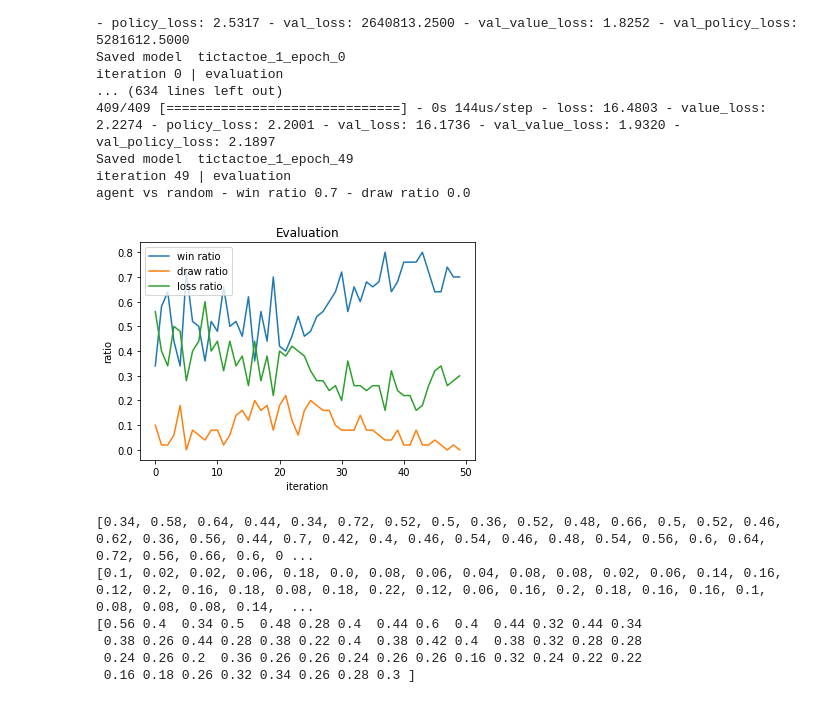
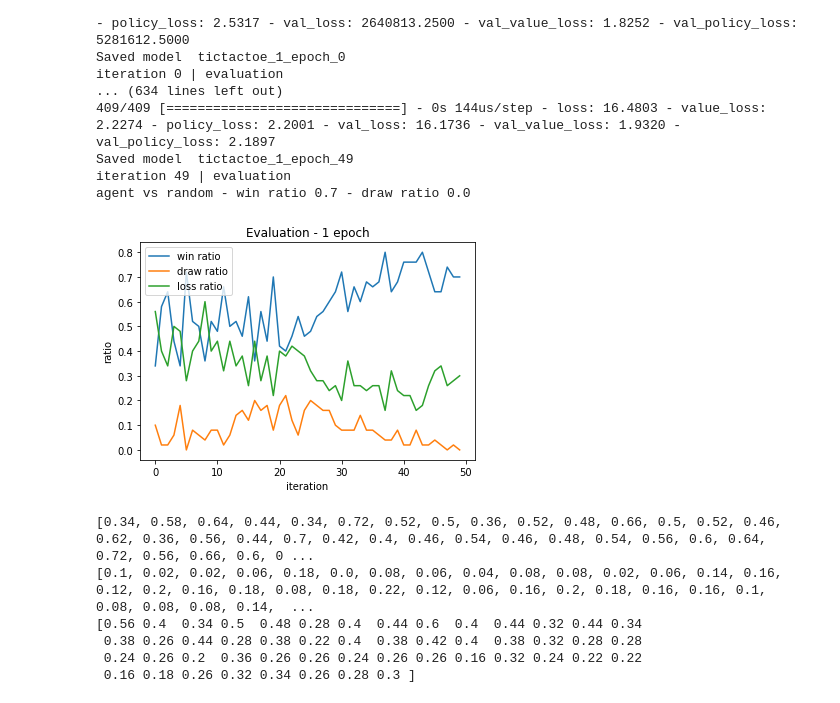
Before and after one commit to y4nnic/AlphaZero_for_small_board_games, a Jupyter notebook: experiment_epochs.ipynb, the cells around one changed output. Cells and saved outputs as stored; diff of their text form; code cells hidden in the pictures.

```diff
--- a/experiment_epochs.ipynb
+++ b/experiment_epochs.ipynb
@@ -70,24 +70,24 @@ agent vs random - win ratio 0.7 - draw ratio 0.0
 # %%
 fig = plt.figure()
 
-plt.title("Evaluation")
+plt.title("Evaluation - 1 epoch")
 
 plt.xlabel("iteration")
 plt.ylabel("ratio")
 
 x = np.arange(50)
 losses_1 = np.ones(50) - wins_1 - draws_1
 # no_loss = np.zeros(50) + wins +draws
 
 plt.plot(x, wins_1, label="win ratio")
 plt.plot(x, draws_1, label="draw ratio")
 #plt.plot(x, no_loss, label="no loss ratio")
 plt.plot(x, losses_1, label="loss ratio")
 
 plt.legend(loc=2)
 plt.show()
 # %% [output]
-[figure, old version]
+[figure, new version]
 # %%
 print(wins_1)
 print(draws_1)
```
Also changed, not shown: parts of 15 cells of this notebook, 8 other files.
